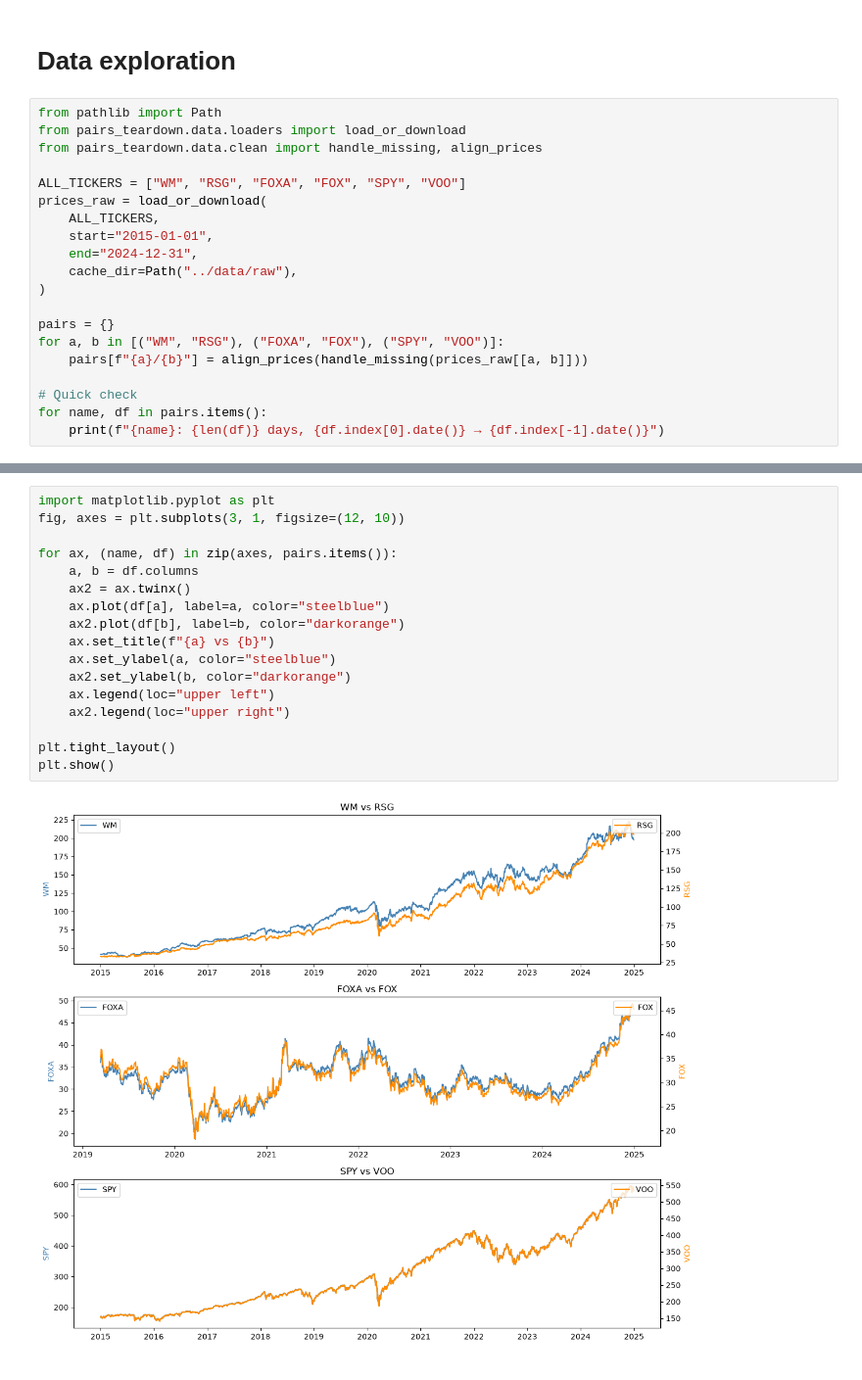
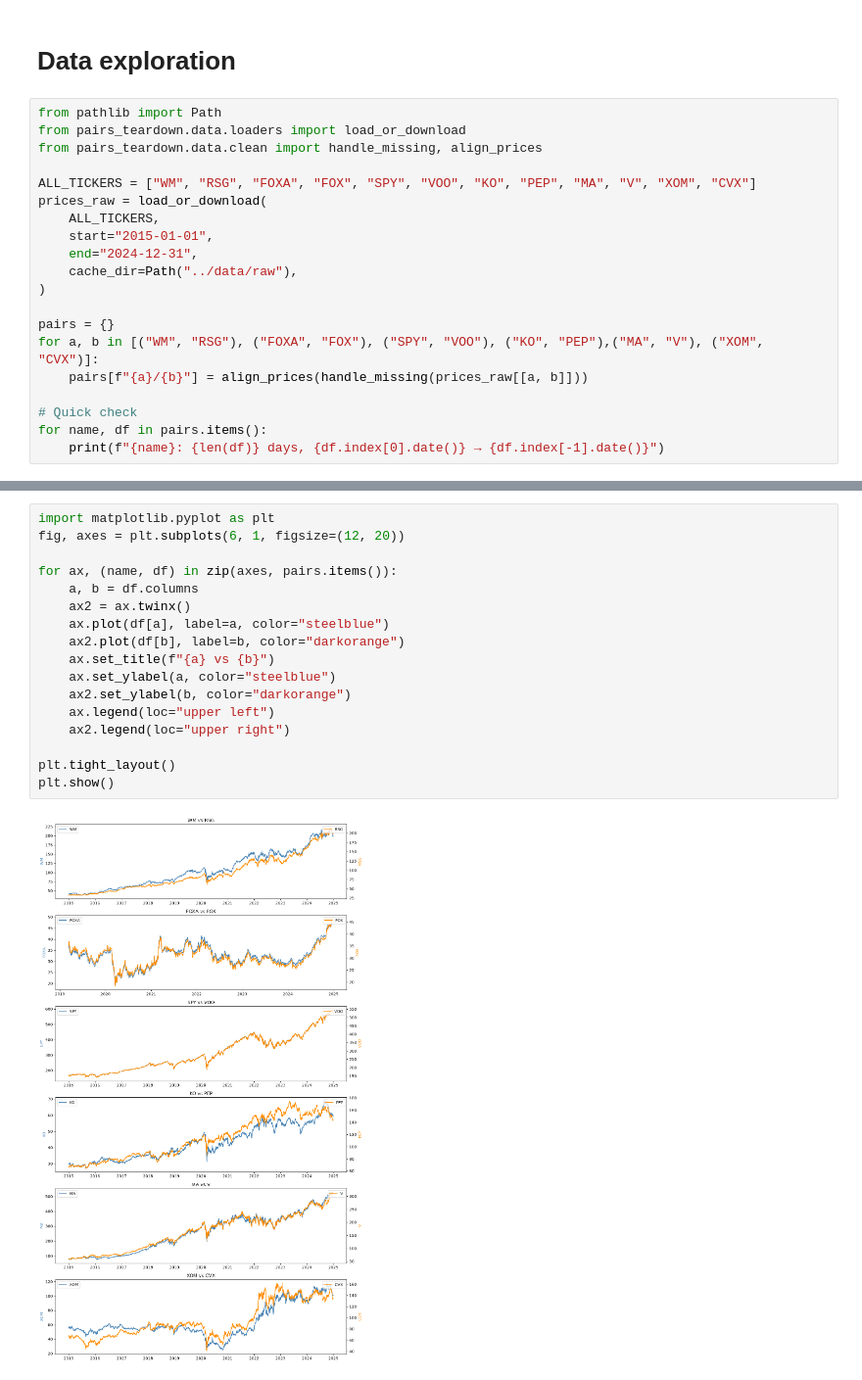
Before and after one commit to NicWYZ/Pairs-Trading-Strategy-Teardown, a Jupyter notebook: notebooks/01_data_exploration.ipynb, the cells around one changed output, grey strips where cells are left out. Shown at 98% size. Saved outputs shown, nothing was run; the diff lists cells and outputs as text.

```diff
--- a/notebooks/01_data_exploration.ipynb
+++ b/notebooks/01_data_exploration.ipynb
@@ -5,7 +5,7 @@ from pathlib import Path
 from pairs_teardown.data.loaders import load_or_download
 from pairs_teardown.data.clean import handle_missing, align_prices
 
-ALL_TICKERS = ["WM", "RSG", "FOXA", "FOX", "SPY", "VOO"]
+ALL_TICKERS = ["WM", "RSG", "FOXA", "FOX", "SPY", "VOO", "KO", "PEP", "MA", "V", "XOM", "CVX"]
 prices_raw = load_or_download(
     ALL_TICKERS,
     start="2015-01-01",
@@ -14,7 +14,7 @@ prices_raw = load_or_download(
 )
 
 pairs = {}
-for a, b in [("WM", "RSG"), ("FOXA", "FOX"), ("SPY", "VOO")]:
+for a, b in [("WM", "RSG"), ("FOXA", "FOX"), ("SPY", "VOO"), ("KO", "PEP"),("MA", "V"), ("XOM", "CVX")]:
     pairs[f"{a}/{b}"] = align_prices(handle_missing(prices_raw[[a, b]]))
 
 # Quick check
@@ -28,22 +31,22 @@ SPY/VOO: 2515 days, 2015-01-02 → 2024-12-30
 # %%
 import matplotlib.pyplot as plt
-fig, axes = plt.subplots(3, 1, figsize=(12, 10))
+fig, axes = plt.subplots(6, 1, figsize=(12, 20))
 
 for ax, (name, df) in zip(axes, pairs.items()):
     a, b = df.columns
     ax2 = ax.twinx()
     ax.plot(df[a], label=a, color="steelblue")
     ax2.plot(df[b], label=b, color="darkorange")
     ax.set_title(f"{a} vs {b}")
     ax.set_ylabel(a, color="steelblue")
     ax2.set_ylabel(b, color="darkorange")
     ax.legend(loc="upper left")
     ax2.legend(loc="upper right")
 
 plt.tight_layout()
 plt.show()
 # %% [output]
-[figure, old version]
+[figure, new version]
 # %%
 print("Missing values in raw download:")
 print(prices_raw.isna().sum())
```
Also changed, not shown: parts of 2 cells of this notebook, 5 other files.
